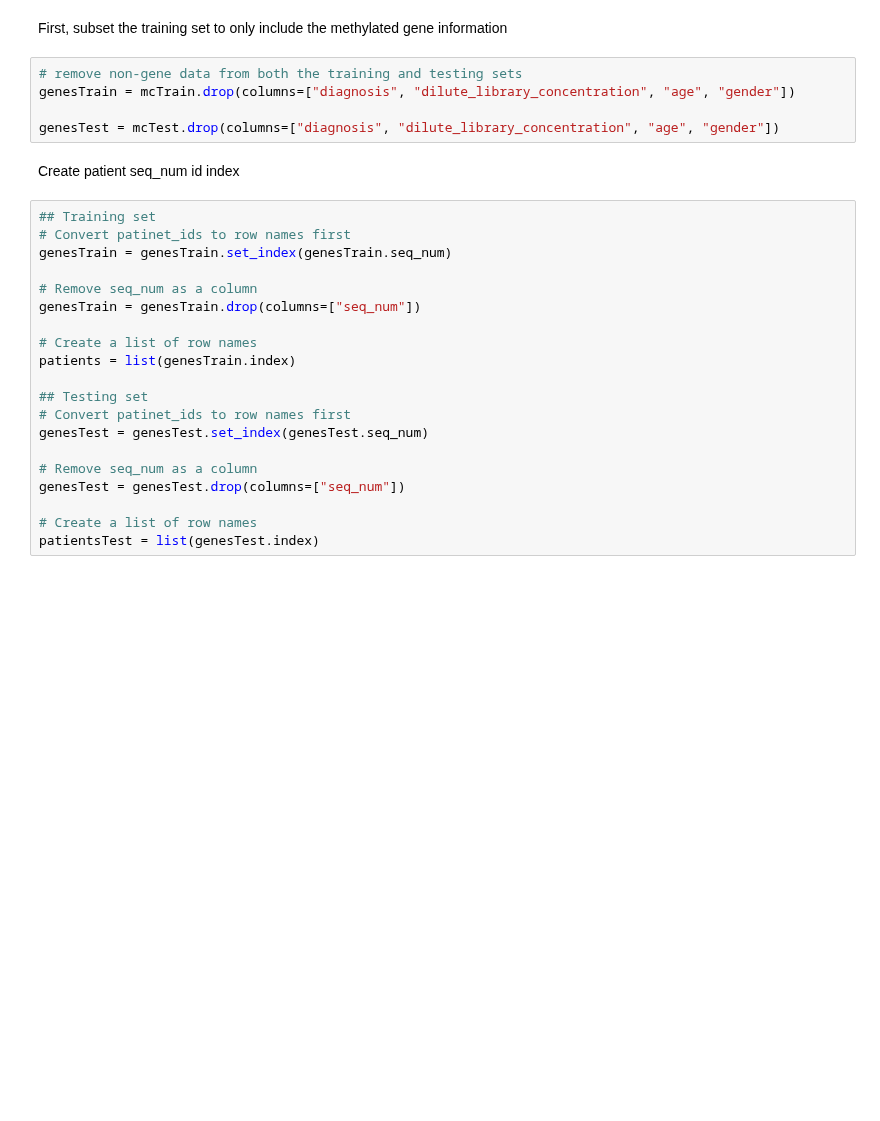
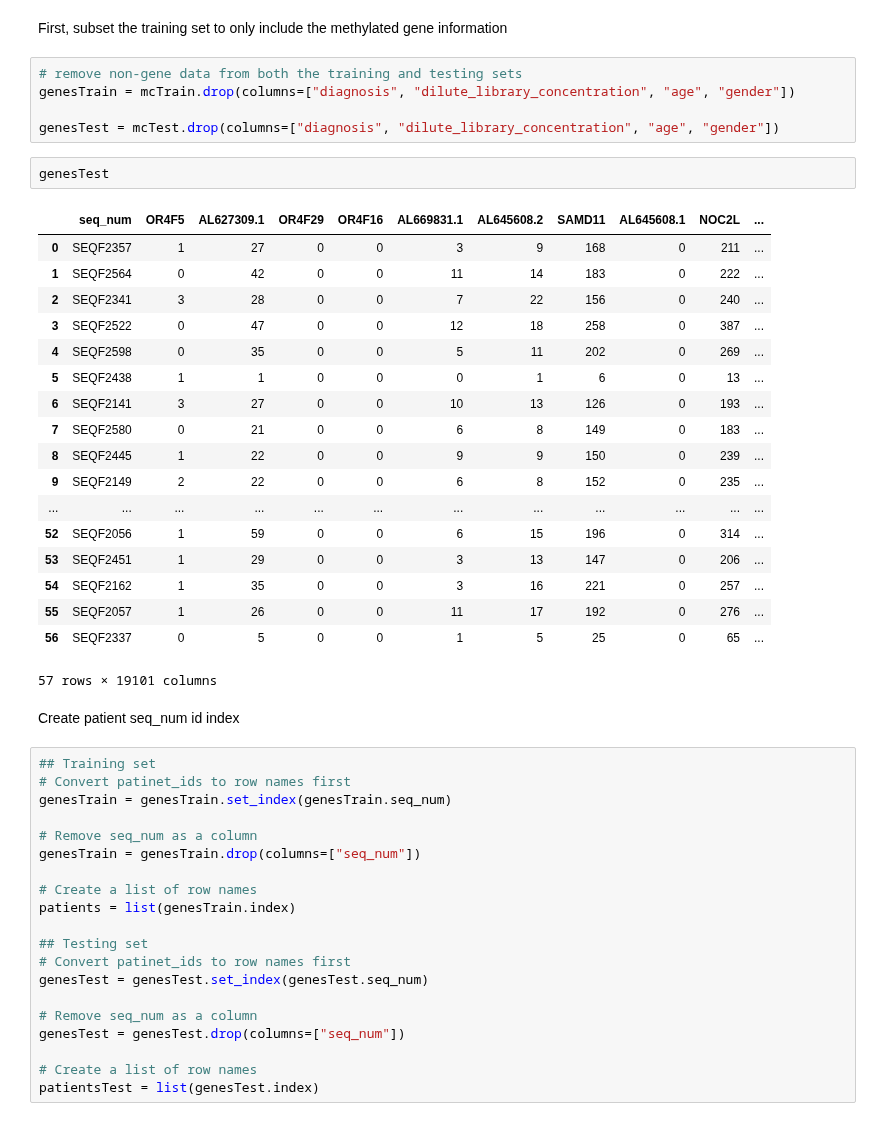
Before and after one commit to meghutch/Multi_Cancer_DL, a Jupyter notebook: 03_Analysis/PCA.ipynb, the cells around one changed output. Saved outputs shown, nothing was run; the diff lists cells and outputs as text; blank space fills up the shorter version.

```diff
--- a/03_Analysis/PCA.ipynb
+++ b/03_Analysis/PCA.ipynb
@@ -42,6 +42,27 @@ First, subset the training set to only include the methylated gene information
 genesTrain = mcTrain.drop(columns=["diagnosis", "dilute_library_concentration", "age", "gender"])
 
 genesTest = mcTest.drop(columns=["diagnosis", "dilute_library_concentration", "age", "gender"])
+# %%
+genesTest
+# %% [output]
+|  | seq_num | OR4F5 | AL627309.1 | OR4F29 | OR4F16 | AL669831.1 | AL645608.2 | SAMD11 | AL645608.1 | NOC2L | ... |
+| 0 | SEQF2357 | 1 | 27 | 0 | 0 | 3 | 9 | 168 | 0 | 211 | ... |
+| 1 | SEQF2564 | 0 | 42 | 0 | 0 | 11 | 14 | 183 | 0 | 222 | ... |
+| 2 | SEQF2341 | 3 | 28 | 0 | 0 | 7 | 22 | 156 | 0 | 240 | ... |
+| 3 | SEQF2522 | 0 | 47 | 0 | 0 | 12 | 18 | 258 | 0 | 387 | ... |
+| 4 | SEQF2598 | 0 | 35 | 0 | 0 | 5 | 11 | 202 | 0 | 269 | ... |
+| 5 | SEQF2438 | 1 | 1 | 0 | 0 | 0 | 1 | 6 | 0 | 13 | ... |
+| 6 | SEQF2141 | 3 | 27 | 0 | 0 | 10 | 13 | 126 | 0 | 193 | ... |
+| 7 | SEQF2580 | 0 | 21 | 0 | 0 | 6 | 8 | 149 | 0 | 183 | ... |
+| 8 | SEQF2445 | 1 | 22 | 0 | 0 | 9 | 9 | 150 | 0 | 239 | ... |
+| 9 | SEQF2149 | 2 | 22 | 0 | 0 | 6 | 8 | 152 | 0 | 235 | ... |
+| ... | ... | ... | ... | ... | ... | ... | ... | ... | ... | ... | ... |
+| 52 | SEQF2056 | 1 | 59 | 0 | 0 | 6 | 15 | 196 | 0 | 314 | ... |
+| 53 | SEQF2451 | 1 | 29 | 0 | 0 | 3 | 13 | 147 | 0 | 206 | ... |
+| 54 | SEQF2162 | 1 | 35 | 0 | 0 | 3 | 16 | 221 | 0 | 257 | ... |
+| 55 | SEQF2057 | 1 | 26 | 0 | 0 | 11 | 17 | 192 | 0 | 276 | ... |
+| 56 | SEQF2337 | 0 | 5 | 0 | 0 | 1 | 5 | 25 | 0 | 65 | ... |
+57 rows × 19101 columns
 # %% [markdown]
 Create patient seq_num id index
 # %%
```
Also changed, not shown: parts of 8 cells of this notebook.
